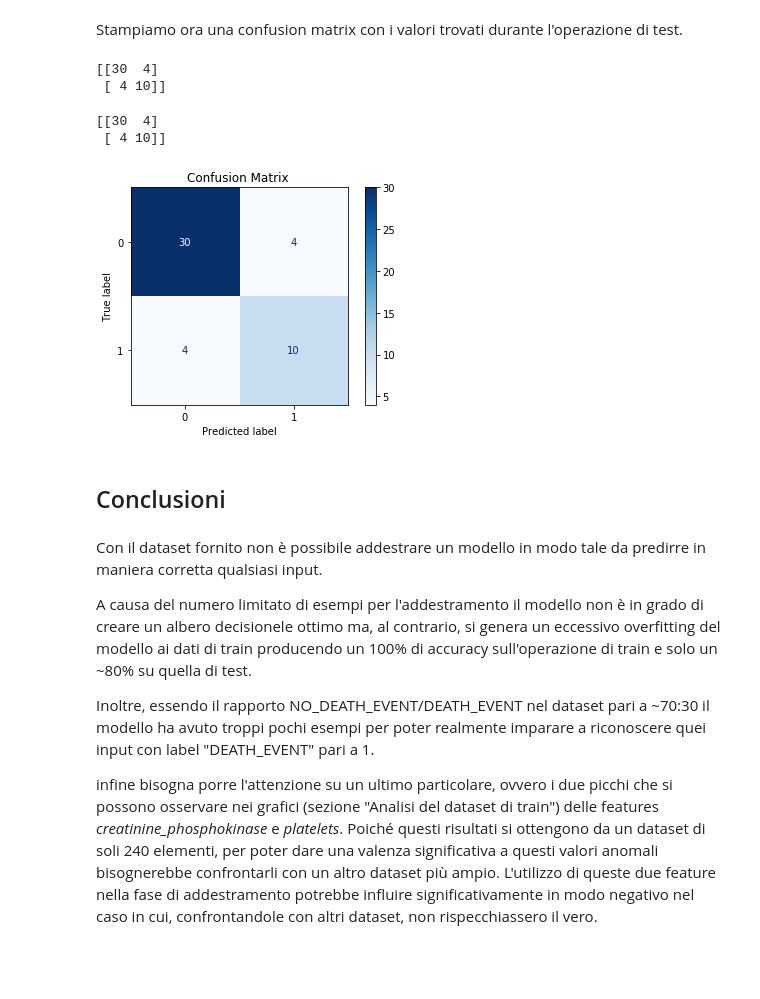
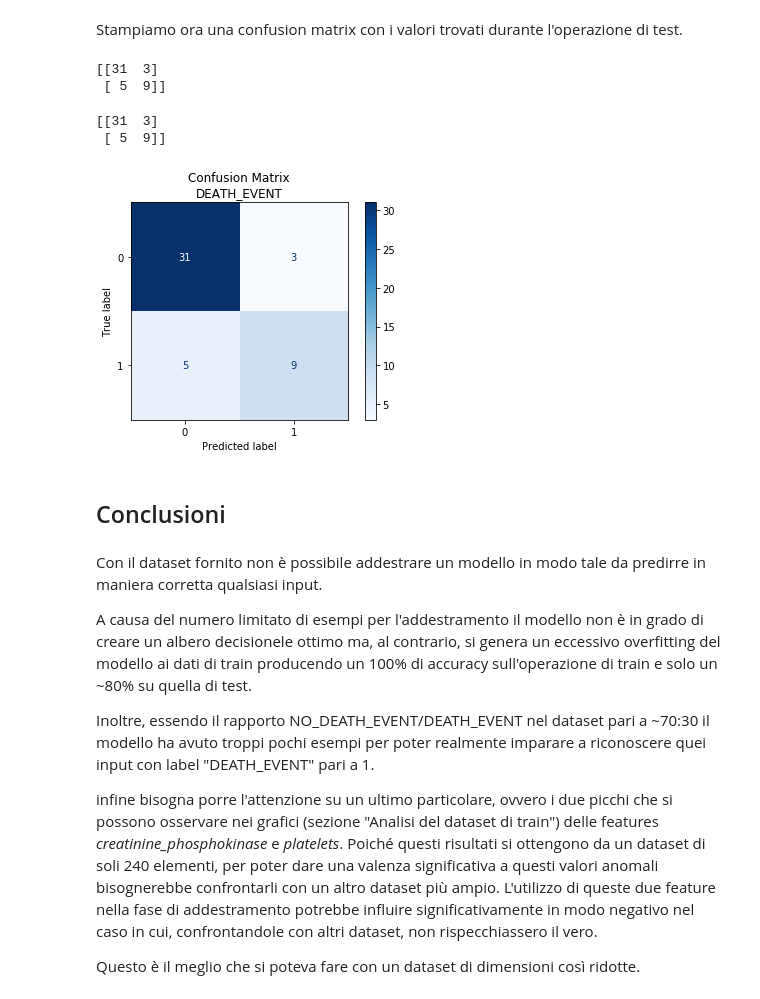
Before and after one commit to rirolli/esame_ia_settembre, a Jupyter notebook: train.ipynb, the cells around one changed output. Saved outputs shown, nothing was run; the diff lists cells and outputs as text; code cells hidden in the pictures; blank space fills up the shorter version.

```diff
--- a/train.ipynb
+++ b/train.ipynb
@@ -428,7 +413,7 @@ Ora iniziamo a prepararci per l'addestramento del modello. Per prima cosa, dopo
 label = 'DEATH_EVENT'
 
 # Scegliamo le colonne su cui NON voglimo addestrare il modello
-not_features = ['diabetes', 'creatinine_phosphokinase', 'platelets']
+not_features = ['diabetes', 'creatinine_phosphokinase', 'platelets', 'smoking']
 # %% [markdown]
 Le features che si sono decise di ignorare sono:
 - "*diabetes*" in quanto non c'è una differenza significativa tra chi ne è affetto e chi non;
@@ -482,22 +484,22 @@ conf_matr = confusion_matrix(y_test, prediction, normalize=None)
 # Stampa della confusion matrix
 print(conf_matr)
 # %% [output]
-[[30  4]
- [ 4 10]]
+[[31  3]
+ [ 5  9]]
 # %%
 # Stampa grafica della confusion matrix
 disp = plot_confusion_matrix(model, X_test, y_test,
                                  cmap=plt.cm.Blues)
-disp.ax_.set_title("Confusion Matrix ")
+disp.ax_.set_title("Confusion Matrix\nDEATH_EVENT")
 
 
 
 print(disp.confusion_matrix)
 plt.show()
 # %% [output]
-[[30  4]
- [ 4 10]]
+[[31  3]
+ [ 5  9]]
-[figure, old version]
+[figure, new version]
 # %% [markdown]
 ## Conclusioni
 # %% [markdown]
@@ -508,3 +510,5 @@ A causa del numero limitato di esempi per l'addestramento il modello non è in g
 Inoltre, essendo il rapporto NO_DEATH_EVENT/DEATH_EVENT nel dataset pari a ~70:30 il modello ha avuto troppi pochi esempi per poter realmente imparare a riconoscere quei input con label "DEATH_EVENT" pari a 1.
 
 infine bisogna porre l'attenzione su un ultimo particolare, ovvero i due picchi che si possono osservare nei grafici (sezione "Analisi del dataset di train") delle features *creatinine_phosphokinase* e *platelets*. Poiché questi risultati si ottengono da un dataset di soli 240 elementi, per poter dare una valenza significativa a questi valori anomali bisognerebbe confrontarli con un altro dataset più ampio. L'utilizzo di queste due feature nella fase di addestramento potrebbe influire significativamente in modo negativo nel caso in cui, confrontandole con altri dataset, non rispecchiassero il vero.
+
+Questo è il meglio che si poteva fare con un dataset di dimensioni così ridotte.
```
Also changed, not shown: parts of 11 cells of this notebook.
